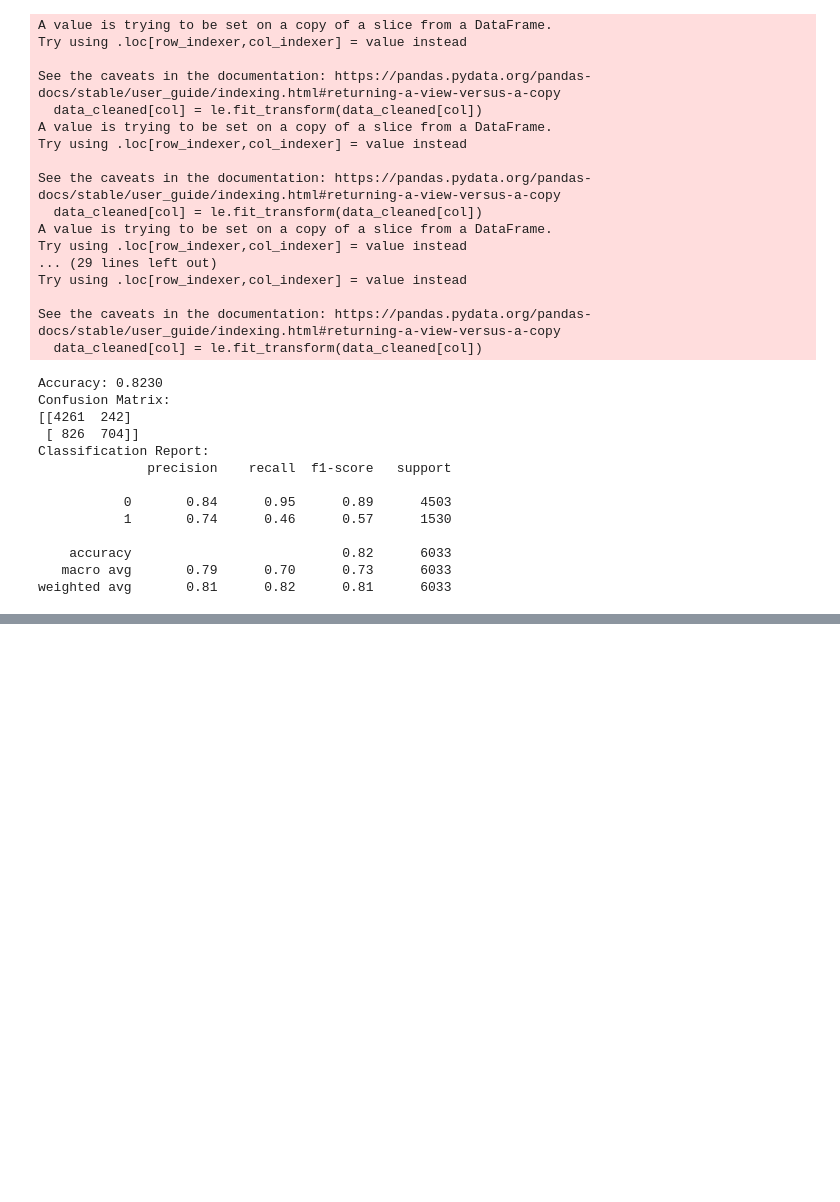
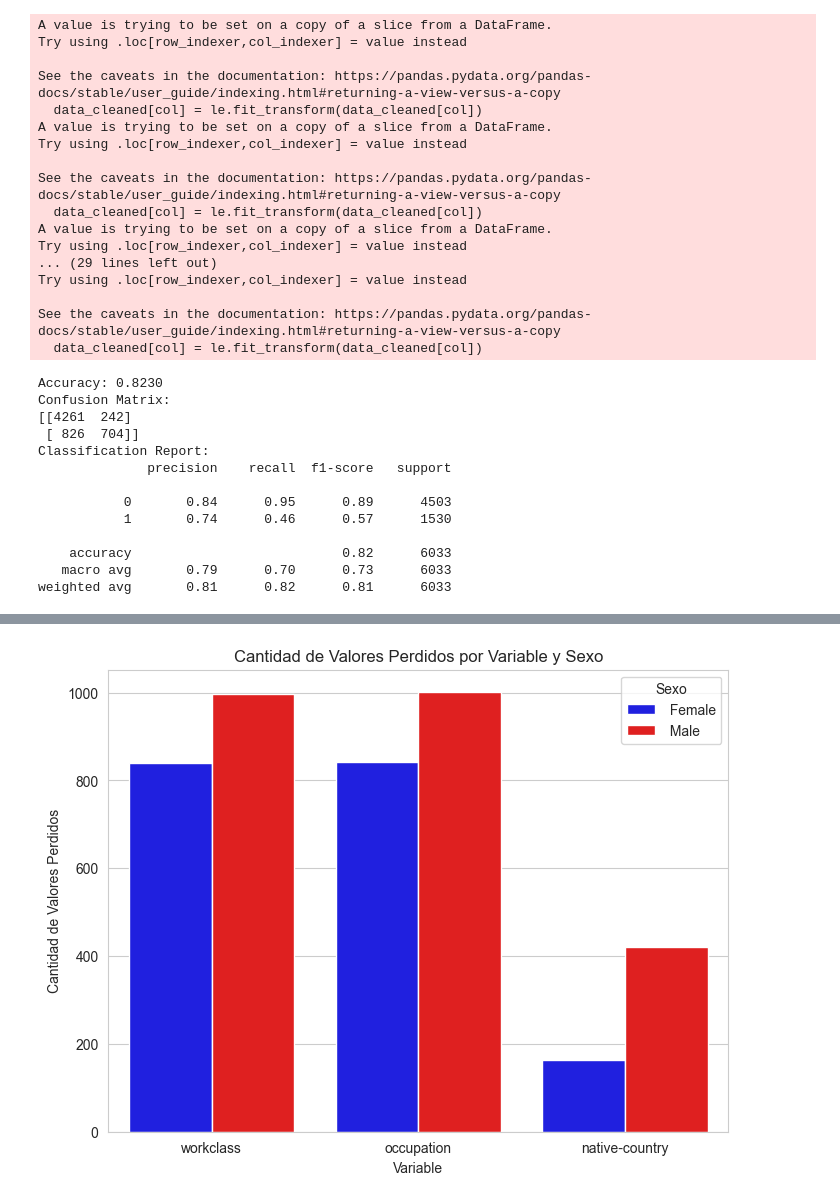
Before and after one commit to josegabriel8/Obtencion-almacenamiento-y-procesamiento-de-datos-sociales-digitales, a Jupyter notebook: adult.ipynb, the cells around one changed output, grey strips where cells are left out. Cells and saved outputs as stored; diff of their text form; code cells hidden in the pictures; blank space fills up the shorter version.

```diff
--- a/adult.ipynb
+++ b/adult.ipynb
@@ -327,0 +553,31 @@ weighted avg       0.81      0.82      0.81      6033
+# %%
+import pandas as pd
+import seaborn as sns
+import matplotlib.pyplot as plt
+
+# Crear un DataFrame con las variables de interés y el sexo
+missing_data = data[['sex', 'workclass', 'occupation', 'native-country']].copy()
+
+# Convertir a valores booleanos (True si falta el dato, False si está presente)
+missing_data = missing_data.isna()
+
+# Agregar la columna 'sex' para agrupar
+missing_data['sex'] = data['sex']
+
+# Contar la cantidad de valores perdidos por sexo para cada variable
+missing_counts = missing_data.groupby('sex').sum().reset_index()
+
+# Transformar el DataFrame para que seaborn pueda hacer el gráfico correctamente
+missing_counts_melted = missing_counts.melt(id_vars='sex', var_name='Variable', value_name='Cantidad de Missing')
+
+# Crear el gráfico de barras agrupado por sexo
+plt.figure(figsize=(8, 6))
+sns.barplot(x='Variable', y='Cantidad de Missing', hue='sex', data=missing_counts_melted, palette=['blue', 'red'])
+
+plt.xlabel('Variable')
+plt.ylabel('Cantidad de Valores Perdidos')
+plt.title('Cantidad de Valores Perdidos por Variable y Sexo')
+plt.legend(title='Sexo')
+plt.show()
+# %% [output]
+[figure, added]
```
Also changed, not shown: parts of 11 cells of this notebook.
